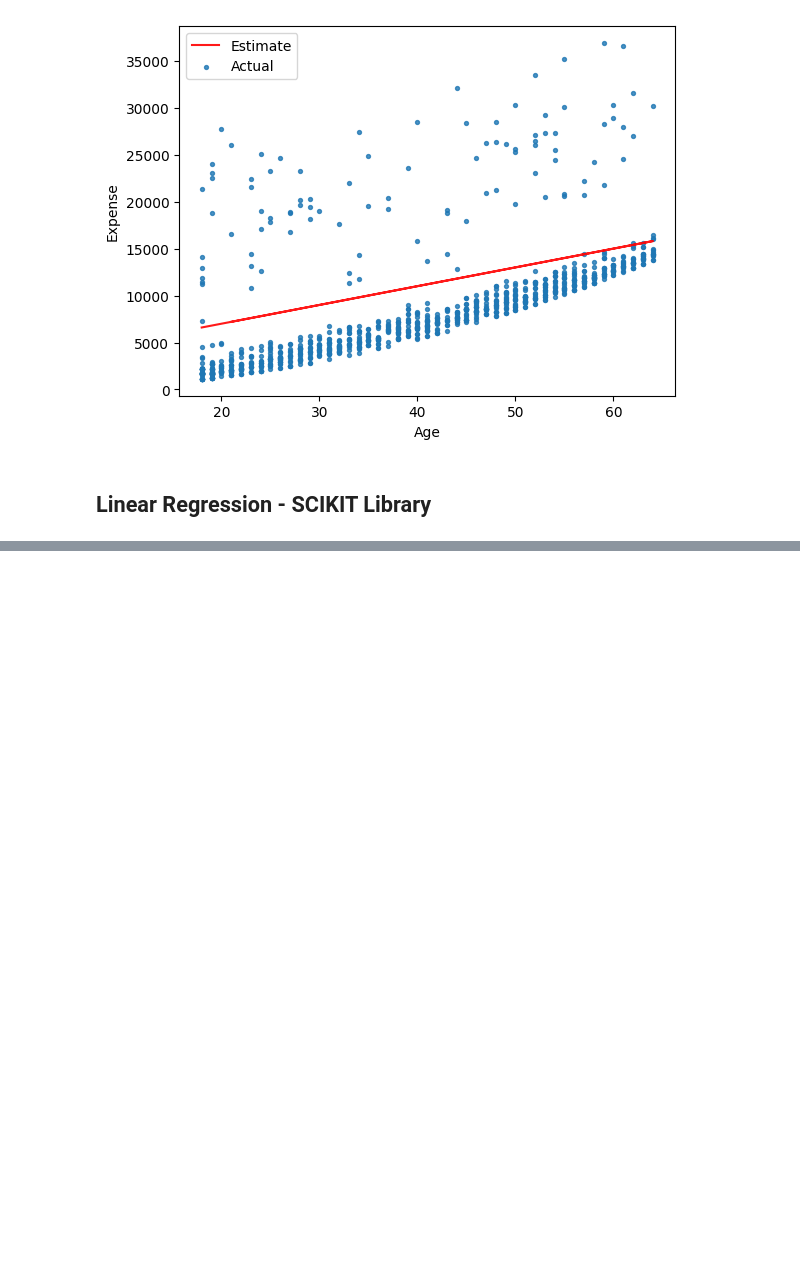
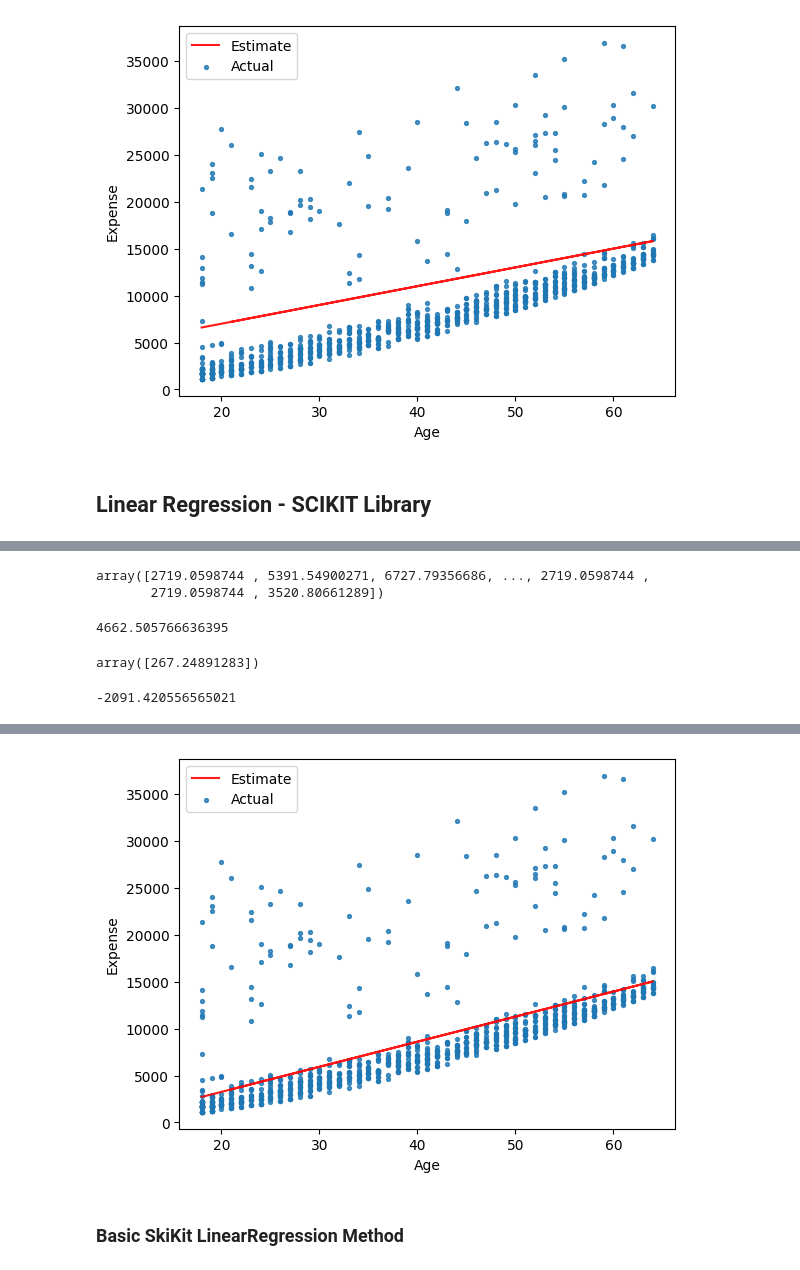
Before and after one commit to devp19/MyHealth, a Jupyter notebook: MyHealth.ipynb, the cells around one changed output, grey strips where cells are left out. Drawn from its saved outputs; the diff is of its cells as text; code cells hidden in the pictures; blank space fills up the shorter version.

```diff
--- a/MyHealth.ipynb
+++ b/MyHealth.ipynb
@@ -169,3 +169,5 @@ RMSE Loss:  5348.118625100509
 ## Linear Regression - SCIKIT Library
 # %%
 from sklearn.linear_model import LinearRegression
+# %%
+model = LinearRegression()
@@ -171,0 +194,5 @@ from sklearn.linear_model import LinearRegression
+# %%
+inputs = nonSmoker_df[['age']]
+targets = nonSmoker_df.charges
+print('input.shape', inputs.shape)
+print('target.shape', targets.shape)
@@ -171,0 +202,2 @@ from sklearn.linear_model import LinearRegression
+# %%
+model.fit(inputs, targets)
@@ -171,0 +215,20 @@ from sklearn.linear_model import LinearRegression
+# %%
+predictions
+# %% [output]
+array([2719.0598744 , 5391.54900271, 6727.79356686, ..., 2719.0598744 ,
+       2719.0598744 , 3520.80661289])
+# %%
+rmse(targets, predictions)
+# %% [output]
+4662.505766636395
+# %%
+model.coef_
+# %% [output]
+array([267.24891283])
+# %%
+model.intercept_
+# %% [output]
+-2091.420556565021
+# %%
+paramTester(model.coef_, model.intercept_)
+# %% [output]
@@ -171,0 +236,3 @@ from sklearn.linear_model import LinearRegression
+[figure, added]
+# %% [markdown]
+ ### Basic SkiKit LinearRegression Method
```
Also changed, not shown: parts of 7 cells of this notebook.
